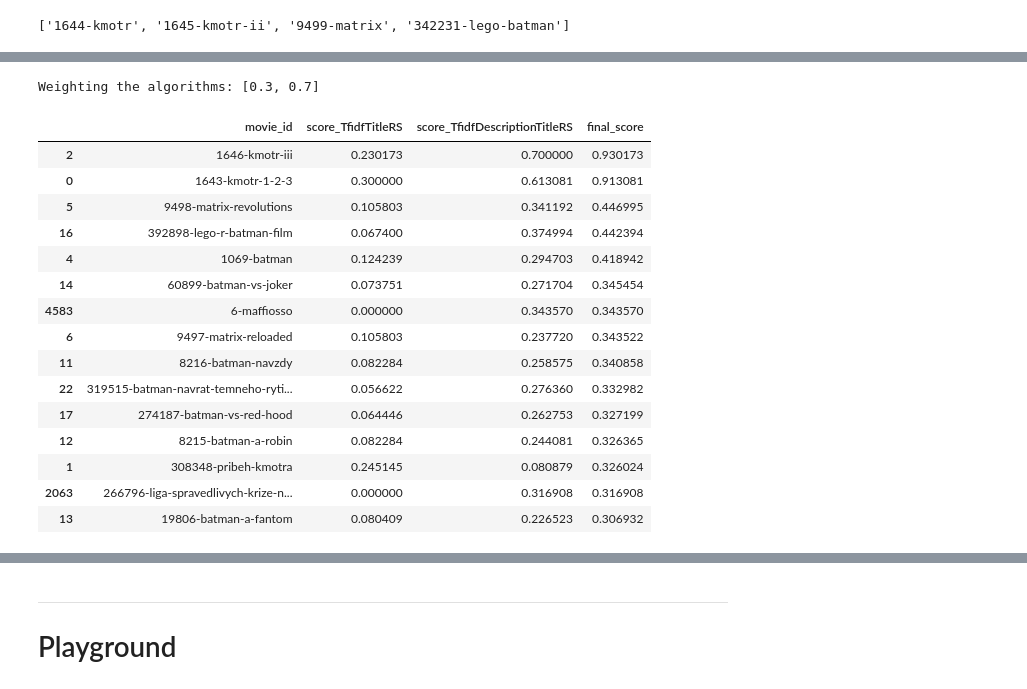
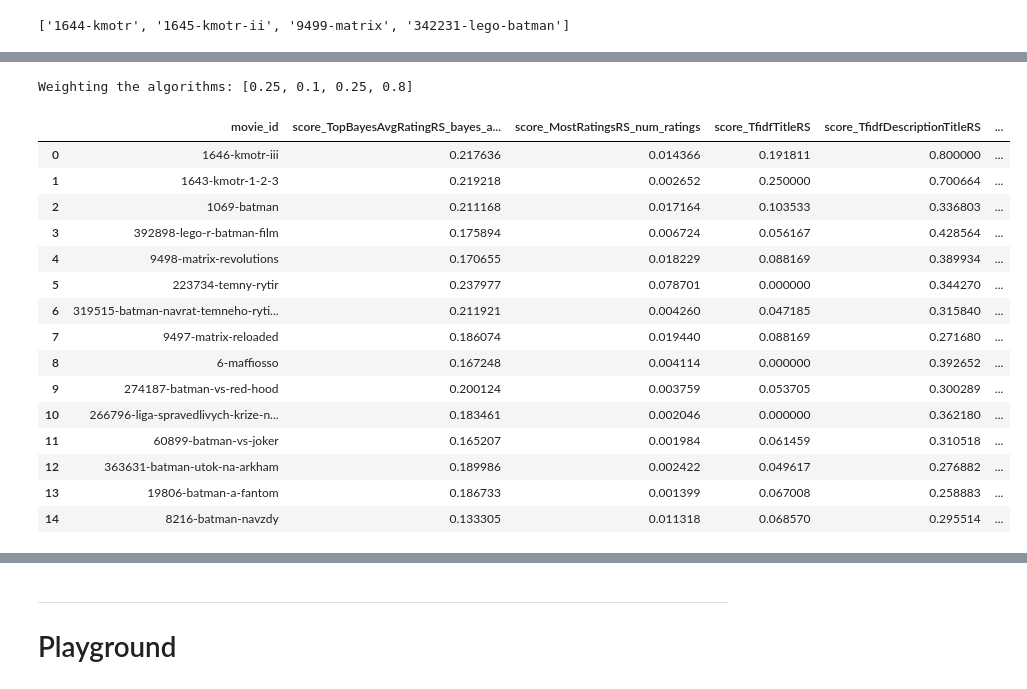
Before and after one commit to prompteus/csfd-movie-recommender, a Jupyter notebook: src/recommend/notebooks/cb_recsystems.ipynb, the cells around one changed output, grey strips where cells are left out. Cells and saved outputs as stored; diff of their text form; code cells hidden in the pictures.

```diff
--- a/src/recommend/notebooks/cb_recsystems.ipynb
+++ b/src/recommend/notebooks/cb_recsystems.ipynb
@@ -401,18 +395,3 @@ rnd_rs.recommend([])
 8674 rows × 2 columns
 # %% [markdown]
 ## Recommendation based on movie popularity
-# %%
-from sklearn.preprocessing import MinMaxScaler
-
-
-f = d.copy()
-f.score = f.score * 4
-
-scaler = MinMaxScaler(feature_range=(0, 1))
-
-arr = np.array([50, 10, 25, 10]).reshape(-1, 1)
-display(arr)
-
-scaler.fit(arr)
-
-scaler.fit_transform(arr)
@@ -431,27 +401,41 @@ class TopNRS(RecSysBase):
     """
     System recommends top n most popular movies a user has not rated yet.
     """
-    def __init__(self, movies_df : pd.DataFrame, by_column : str):
+    @abc.abstractmethod
+    def __init__(self, movies_df : pd.DataFrame):#, by_column : str):
         super(TopNRS, self).__init__(movies_df)
-        self.by_column = by_column
+        #self.by_column = by_column
 
-
+    '''
     def set_by_column(self, new_column_name : str):
         """Changes the column which is used as a metric to sort the movies"""
         if new_column_name not in self.movies_df:
             raise AttributeError(f'Cannot use {new_column_name} to sort movies. Such column does not exist in the data frame.')
         self.by_column = new_column_name
+    '''
 
+    # abstract because subclasses need to define self.by_column
     def recommend(self, user_history : List[str], n : int = None) -> pd.DataFrame:
         """
         Recommends top n movies (a user has not yet seen) which are sorted by a selected column.
         """
         recommendations = self.get_candidate_movies(user_history)\
-                                .sort_values(by=self.by_column, ascending=False)\
+                                .sort_values(by=self.sort_by_column, ascending=False)\
                                 .head(n)
         results = recommendations[['movie_id']].copy()
-        results[f'score_{type(self).__name__}_{self.by_column}'] = recommendations[self.by_column]
+        results[f'score_{type(self).__name__}_{self.sort_by_column}'] = recommendations[self.sort_by_column]
         return results
+
+
+class MostRatingsRS(TopNRS):
+    def __init__(self, movies_df : pd.DataFrame):
+        super(MostRatingsRS, self).__init__(movies_df)
+        self.sort_by_column = 'num_ratings'
+
+class TopBayesAvgRatingRS(TopNRS):
+    def __init__(self, movies_df : pd.DataFrame):
+        super(TopBayesAvgRatingRS, self).__init__(movies_df)
+        self.sort_by_column = 'bayes_avg_rating'
 # %%
 history = ['228329-avatar']
 
@@ -982,5 +946,5 @@ ensemble1.recommend(history, return_full_info=True)
 # %%
-ensemble2 = Ensemble(movie_db, [TfidfTitleRS, TfidfDescriptionTitleRS])
+ensemble = Ensemble(movie_db, [TopBayesAvgRatingRS, MostRatingsRS, TfidfTitleRS, TfidfDescriptionTitleRS])
 # %%
 history
 # %% [output]
@@ -1007,20 +971,20 @@ ensemble2.recommend(history, n=15)
 # %%
-ensemble2.recommend(history, n=15, rs_weights=[0.3, 0.7])
+ensemble.recommend(history, n=15, rs_weights=[0.25, 0.1, 0.25, 0.8], return_full_info=True)
 # %% [output]
-Weighting the algorithms: [0.3, 0.7]
+Weighting the algorithms: [0.25, 0.1, 0.25, 0.8]
-|  | movie_id | score_TfidfTitleRS | score_TfidfDescriptionTitleRS | final_score |
-| 2 | 1646-kmotr-iii | 0.230173 | 0.700000 | 0.930173 |
-| 0 | 1643-kmotr-1-2-3 | 0.300000 | 0.613081 | 0.913081 |
-| 5 | 9498-matrix-revolutions | 0.105803 | 0.341192 | 0.446995 |
-| 16 | 392898-lego-r-batman-film | 0.067400 | 0.374994 | 0.442394 |
-| 4 | 1069-batman | 0.124239 | 0.294703 | 0.418942 |
-| 14 | 60899-batman-vs-joker | 0.073751 | 0.271704 | 0.345454 |
-| 4583 | 6-maffiosso | 0.000000 | 0.343570 | 0.343570 |
-| 6 | 9497-matrix-reloaded | 0.105803 | 0.237720 | 0.343522 |
-| 11 | 8216-batman-navzdy | 0.082284 | 0.258575 | 0.340858 |
-| 22 | 319515-batman-navrat-temneho-ryti... | 0.056622 | 0.276360 | 0.332982 |
-| 17 | 274187-batman-vs-red-hood | 0.064446 | 0.262753 | 0.327199 |
-| 12 | 8215-batman-a-robin | 0.082284 | 0.244081 | 0.326365 |
-| 1 | 308348-pribeh-kmotra | 0.245145 | 0.080879 | 0.326024 |
-| 2063 | 266796-liga-spravedlivych-krize-n... | 0.000000 | 0.316908 | 0.316908 |
-| 13 | 19806-batman-a-fantom | 0.080409 | 0.226523 | 0.306932 |
+|  | movie_id | score_TopBayesAvgRatingRS_bayes_a... | score_MostRatingsRS_num_ratings | score_TfidfTitleRS | score_TfidfDescriptionTitleRS | ... |
+| 0 | 1646-kmotr-iii | 0.217636 | 0.014366 | 0.191811 | 0.800000 | ... |
+| 1 | 1643-kmotr-1-2-3 | 0.219218 | 0.002652 | 0.250000 | 0.700664 | ... |
+| 2 | 1069-batman | 0.211168 | 0.017164 | 0.103533 | 0.336803 | ... |
+| 3 | 392898-lego-r-batman-film | 0.175894 | 0.006724 | 0.056167 | 0.428564 | ... |
+| 4 | 9498-matrix-revolutions | 0.170655 | 0.018229 | 0.088169 | 0.389934 | ... |
+| 5 | 223734-temny-rytir | 0.237977 | 0.078701 | 0.000000 | 0.344270 | ... |
+| 6 | 319515-batman-navrat-temneho-ryti... | 0.211921 | 0.004260 | 0.047185 | 0.315840 | ... |
+| 7 | 9497-matrix-reloaded | 0.186074 | 0.019440 | 0.088169 | 0.271680 | ... |
+| 8 | 6-maffiosso | 0.167248 | 0.004114 | 0.000000 | 0.392652 | ... |
+| 9 | 274187-batman-vs-red-hood | 0.200124 | 0.003759 | 0.053705 | 0.300289 | ... |
+| 10 | 266796-liga-spravedlivych-krize-n... | 0.183461 | 0.002046 | 0.000000 | 0.362180 | ... |
+| 11 | 60899-batman-vs-joker | 0.165207 | 0.001984 | 0.061459 | 0.310518 | ... |
+| 12 | 363631-batman-utok-na-arkham | 0.189986 | 0.002422 | 0.049617 | 0.276882 | ... |
+| 13 | 19806-batman-a-fantom | 0.186733 | 0.001399 | 0.067008 | 0.258883 | ... |
+| 14 | 8216-batman-navzdy | 0.133305 | 0.011318 | 0.068570 | 0.295514 | ... |
```
Also changed, not shown: parts of 32 cells of this notebook.
